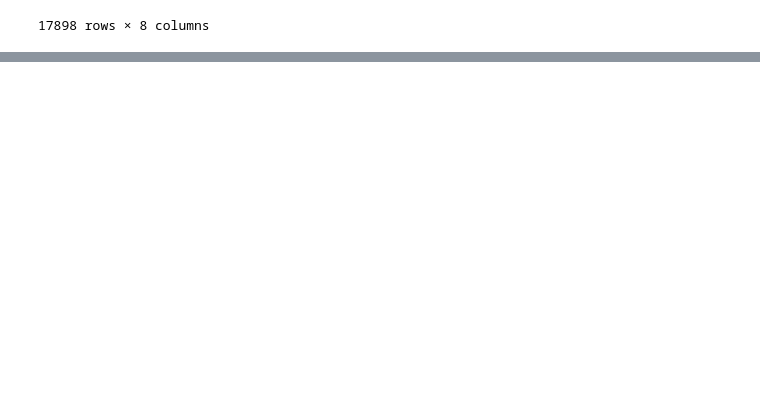
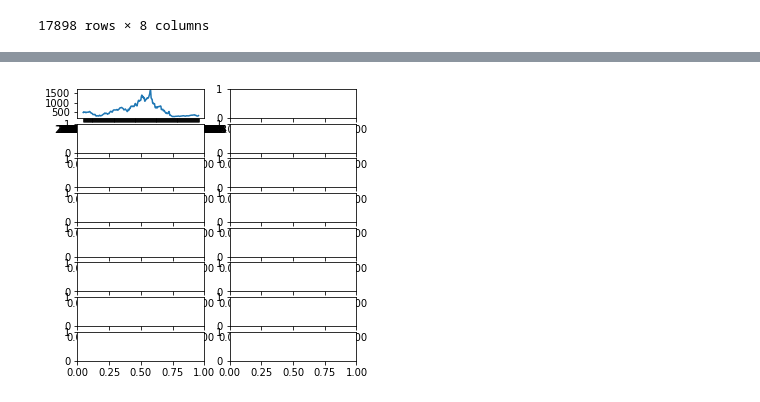
Before and after one commit to CarlosThomasPz/clases_data_082020, a Jupyter notebook: w5_d4_Bayes_PCA_Time_Series.ipynb, the cells around one changed output, grey strips where cells are left out. Saved outputs shown, nothing was run; the diff lists cells and outputs as text; code cells hidden in the pictures; blank space fills up the shorter version.

```diff
--- a/Bayes_PCA_Time_Series.ipynb
+++ b/w5_d4_Bayes_PCA_Time_Series.ipynb
@@ -561,0 +587,11 @@ data_mm_mano
+# %%
+import matplotlib.pyplot as plt
+import numpy as np
+
+fig, axs = plt.subplots(8, 2, figsize=(5, 5))
+axs[0, 0].plot(crypto['dash'])
+
+
+plt.show()
+# %% [output]
+[figure, added]
```
Also changed, not shown: parts of 4 cells of this notebook, 8 other files.
